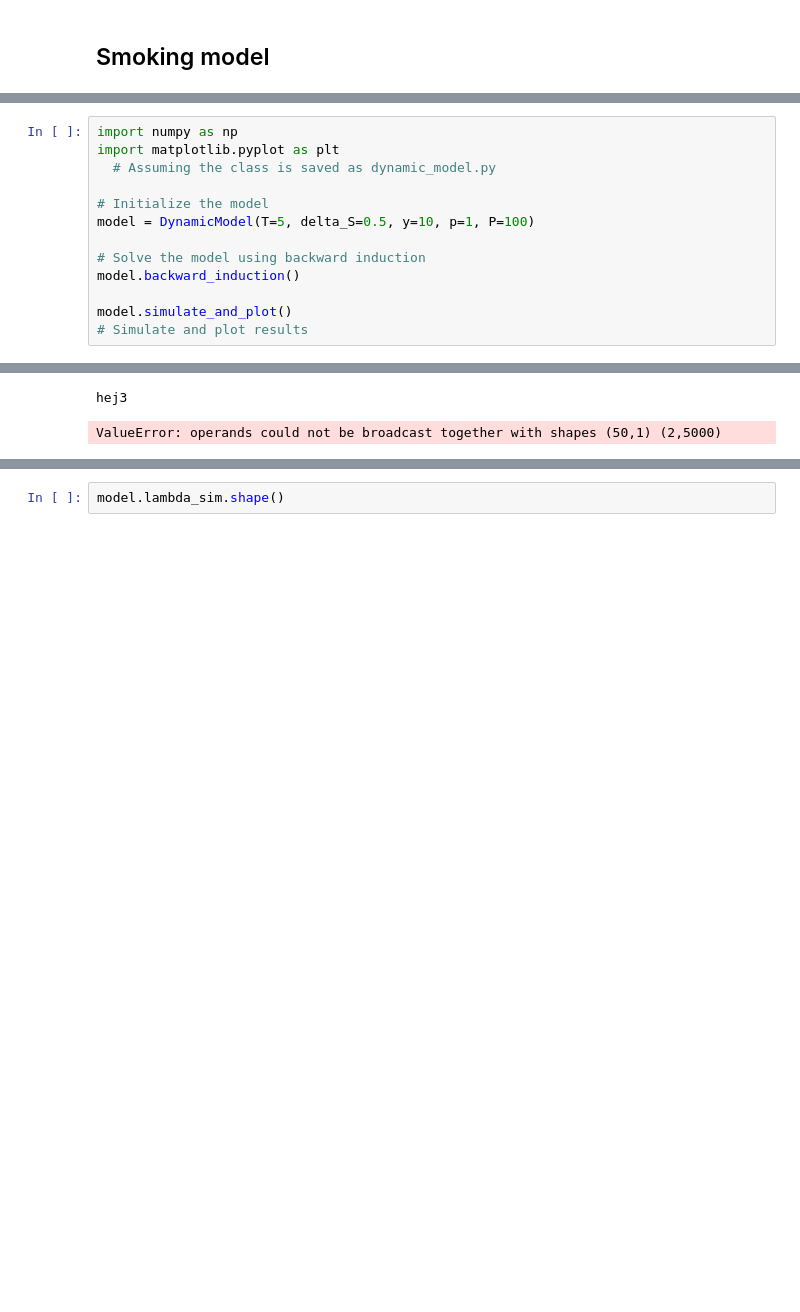
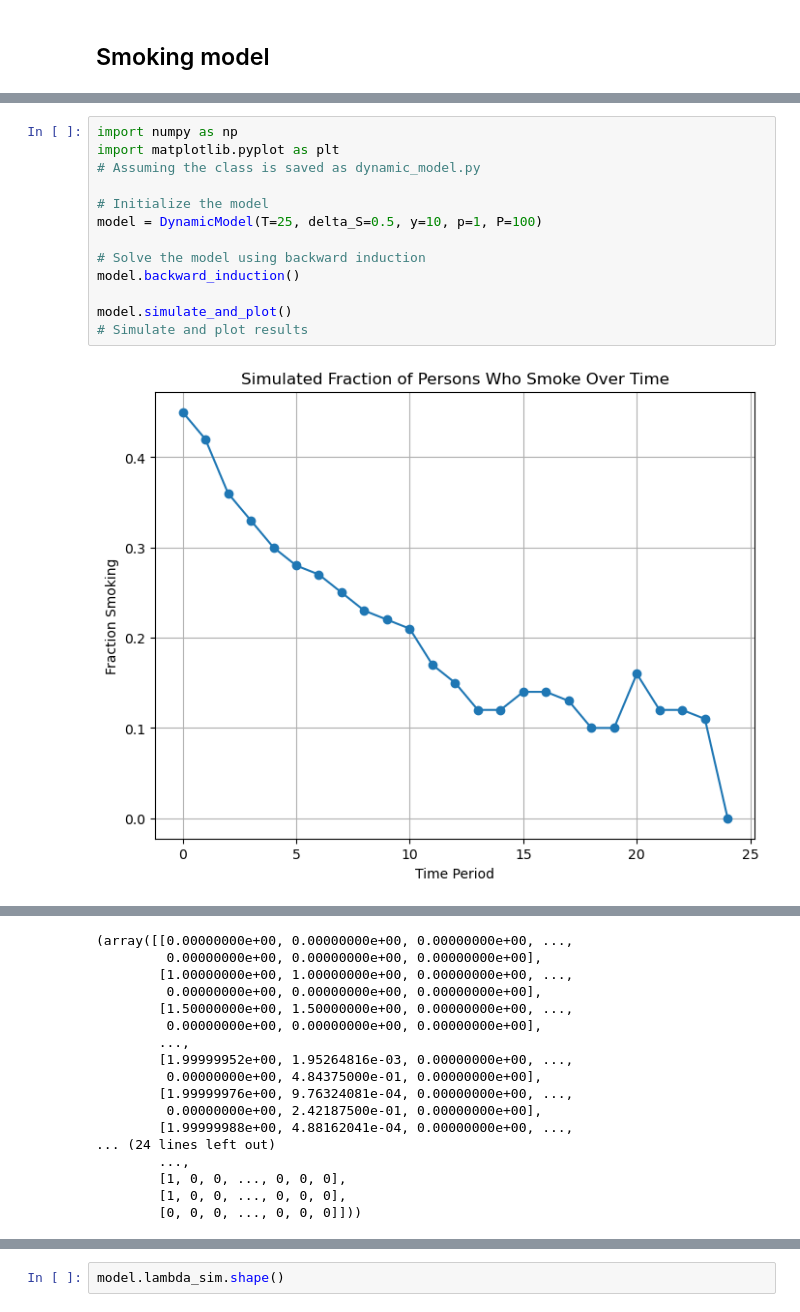
Before and after one commit to gqh814/smoking, a Jupyter notebook: code/kjt_model_smoking_test.ipynb, the cells around one changed output, grey strips where cells are left out. Saved outputs shown, nothing was run; the diff lists cells and outputs as text; blank space fills up the shorter version.

```diff
--- a/code/kjt_model_smoking_test.ipynb
+++ b/code/kjt_model_smoking_test.ipynb
@@ -11,14 +8,15 @@ The autoreload extension is already loaded. To reload it, use:
 # %%
 import numpy as np
 import matplotlib.pyplot as plt
-  # Assuming the class is saved as dynamic_model.py
+# Assuming the class is saved as dynamic_model.py
 
 # Initialize the model
-model = DynamicModel(T=5, delta_S=0.5, y=10, p=1, P=100)
+model = DynamicModel(T=25, delta_S=0.5, y=10, p=1, P=100)
 
 # Solve the model using backward induction
 model.backward_induction()
 
 model.simulate_and_plot()
 # Simulate and plot results
 # %% [output]
+[figure, added]
@@ -25,5 +25,20 @@ model.simulate_and_plot()
-hej3
+(array([[0.00000000e+00, 0.00000000e+00, 0.00000000e+00, ...,
+         0.00000000e+00, 0.00000000e+00, 0.00000000e+00],
+        [1.00000000e+00, 1.00000000e+00, 0.00000000e+00, ...,
+         0.00000000e+00, 0.00000000e+00, 0.00000000e+00],
+        [1.50000000e+00, 1.50000000e+00, 0.00000000e+00, ...,
+         0.00000000e+00, 0.00000000e+00, 0.00000000e+00],
+        ...,
+        [1.99999952e+00, 1.95264816e-03, 0.00000000e+00, ...,
+         0.00000000e+00, 4.84375000e-01, 0.00000000e+00],
+        [1.99999976e+00, 9.76324081e-04, 0.00000000e+00, ...,
+         0.00000000e+00, 2.42187500e-01, 0.00000000e+00],
+        [1.99999988e+00, 4.88162041e-04, 0.00000000e+00, ...,
+... (24 lines left out)
+        ...,
+        [1, 0, 0, ..., 0, 0, 0],
+        [1, 0, 0, ..., 0, 0, 0],
+        [0, 0, 0, ..., 0, 0, 0]]))
-ValueError: operands could not be broadcast together with shapes (50,1) (2,5000)
 # %%
 import numpy as np
 import matplotlib.pyplot as plt
```
Also changed, not shown: parts of 3 cells of this notebook, 1 other file.
